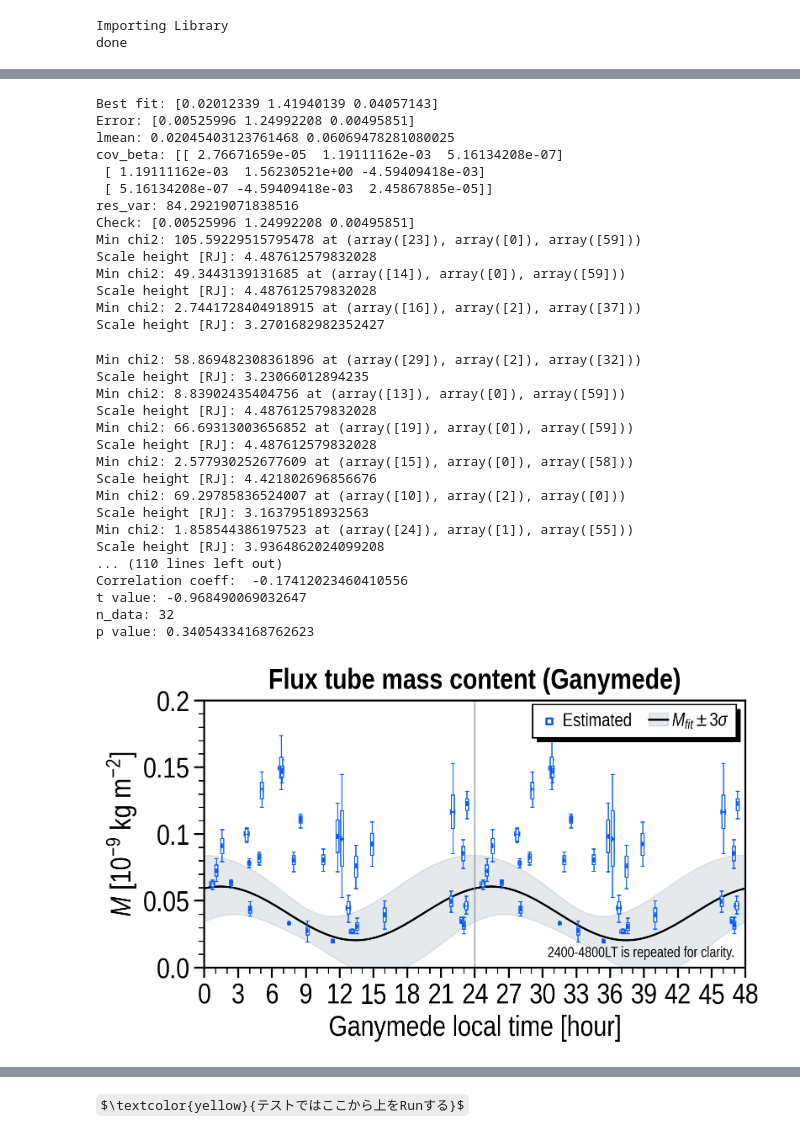
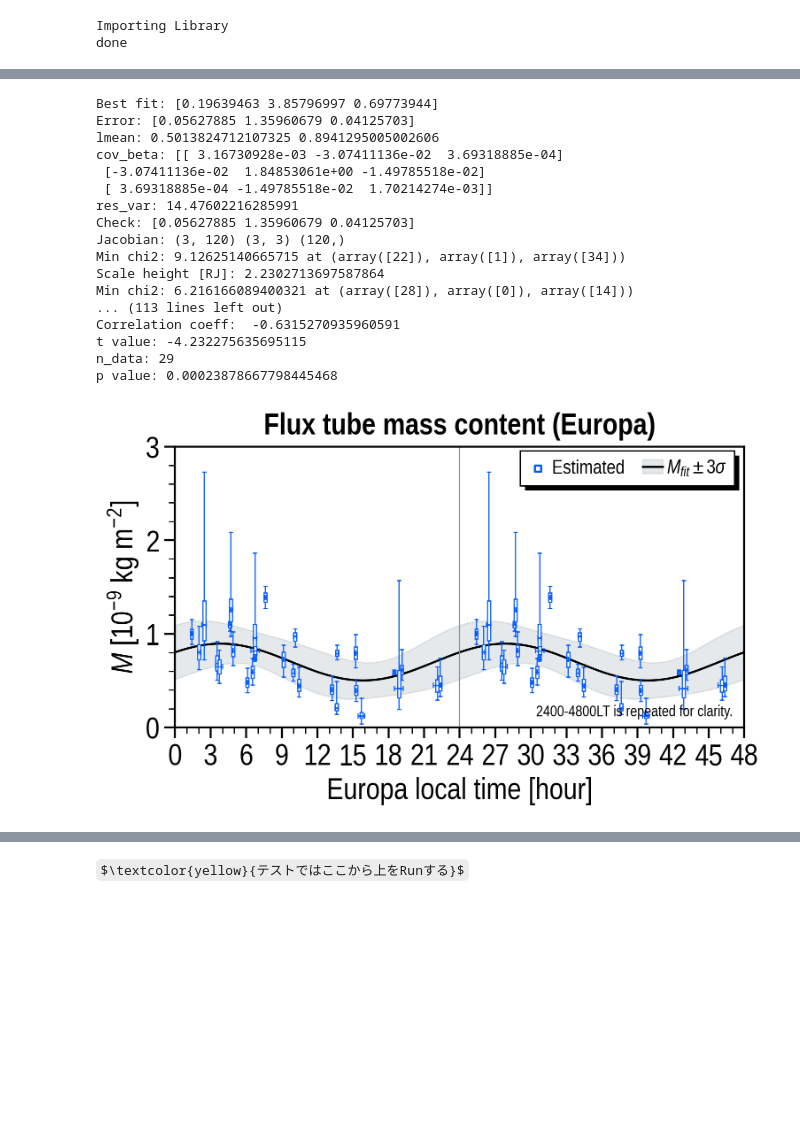
Before and after one commit to ShinnosukeSatoh/Juno_UVS_deimos, a Jupyter notebook: ftmc_lt.ipynb, the cells around one changed output, grey strips where cells are left out. Drawn from its saved outputs; the diff is of its cells as text; code cells hidden in the pictures; some formulas as TeX source; blank space fills up the shorter version.

```diff
--- a/ftmc_lt.ipynb
+++ b/ftmc_lt.ipynb
@@ -28,7 +28,7 @@ Importing Library
 done
 # %%
 exdate = '005/20251221'
-target_moon = 'Ganymede'
+target_moon = 'Europa'
 target_fp = ['MAW', 'TEB']
 
 exnum = ['050', '056']
@@ -1338,11 +1340,14 @@ if target_moon == 'Europa' or target_moon == 'Ganymede':
     # ヤコビアンの計算
     J_f0 = np.cos(np.pi*(x_fit-popt[1])/12.0)
     J_f1 = (np.pi*popt[0]/12.0)*np.sin(np.pi*(x_fit-popt[1])/12.0)
-    J_f2 = 1.0
+    J_f2 = 1.0*np.ones(J_f0.shape)
     J_f = np.array([J_f0, J_f1, J_f2])
-    sigma_f = np.sqrt((J_f@cov)@J_f.T)
+    sigma_f = np.zeros(x_fit.size)
+    for i in range(x_fit.size):
+        sigma_f[i] = np.sqrt((J_f[:, i]@cov)@J_f[:, i].T)
     y_fit_up = y_fit + 3.0*sigma_f
     y_fit_dw = y_fit - 3.0*sigma_f
+    print('Jacobian:', J_f.shape, cov.shape, sigma_f.shape)
 
 lsigma = F.ax.fill_between(x_fit, y_fit_up, y_fit_dw,
                            color=UC.gray, alpha=0.2,
@@ -1418,65 +1423,51 @@ print('p value:', p_two_sided)  # 相関係数ここまで
 sc = F.ax.scatter(-5, 1, s=2.5, marker='s',
                   ec=UC.blue, fc='w', lw=1.5, label='3', zorder=4)
 
 # LT=24.0
 F.ax.axvline(x=24.0, color=UC.gray, linewidth=0.75)
 
 # Repeated for clarity
 F.ax.text(0.98, 0.03,
           '2400-4800LT is repeated for clarity.',
           color='k',
           horizontalalignment='right',
           verticalalignment='bottom',
           transform=F.ax.transAxes,
           fontsize=F.fontsize*0.5)
 
 handles = [sc, (lsigma, lmean)]
 legend = F.legend(ax_idx=0,
                   handles=handles,
                   labels=['Estimated', r'$M_{fit} \pm 3\sigma$'],
                   bbox_to_anchor=(1.0, 1.02),
                   ncol=3, markerscale=3,
                   fontsize_scale=0.65, textcolor=True, handletextpad=0.2)
 legend_shadow(fig=F.fig, ax=F.ax, legend=legend)
 
 F.ax.set_title(r'Flux tube mass content ('+target_moon+')',
                fontsize=F.fontsize, weight='bold')
 
 F.fig.savefig('img/ftmc_lt_'+target_moon[0:2]+'_48_r.jpg', bbox_inches='tight')
 plt.show()
 # %% [output]
-Best fit: [0.02012339 1.41940139 0.04057143]
-Error: [0.00525996 1.24992208 0.00495851]
-lmean: 0.02045403123761468 0.06069478281080025
-cov_beta: [[ 2.76671659e-05  1.19111162e-03  5.16134208e-07]
- [ 1.19111162e-03  1.56230521e+00 -4.59409418e-03]
- [ 5.16134208e-07 -4.59409418e-03  2.45867885e-05]]
-res_var: 84.29219071838516
-Check: [0.00525996 1.24992208 0.00495851]
-Min chi2: 105.59229515795478 at (array([23]), array([0]), array([59]))
-Scale height [RJ]: 4.487612579832028
-Min chi2: 49.3443139131685 at (array([14]), array([0]), array([59]))
-Scale height [RJ]: 4.487612579832028
-Min chi2: 2.7441728404918915 at (array([16]), array([2]), array([37]))
-Scale height [RJ]: 3.2701682982352427
+Best fit: [0.19639463 3.85796997 0.69773944]
+Error: [0.05627885 1.35960679 0.04125703]
+lmean: 0.5013824712107325 0.8941295005002606
+cov_beta: [[ 3.16730928e-03 -3.07411136e-02  3.69318885e-04]
+ [-3.07411136e-02  1.84853061e+00 -1.49785518e-02]
+ [ 3.69318885e-04 -1.49785518e-02  1.70214274e-03]]
+res_var: 14.47602216285991
+Check: [0.05627885 1.35960679 0.04125703]
+Jacobian: (3, 120) (3, 3) (120,)
+Min chi2: 9.12625140665715 at (array([22]), array([1]), array([34]))
+Scale height [RJ]: 2.2302713697587864
+Min chi2: 6.216166089400321 at (array([28]), array([0]), array([14]))
+... (113 lines left out)
+Correlation coeff:  -0.6315270935960591
+t value: -4.232275635695115
+n_data: 29
+p value: 0.00023878667798445468
-Min chi2: 58.869482308361896 at (array([29]), array([2]), array([32]))
-Scale height [RJ]: 3.23066012894235
-Min chi2: 8.83902435404756 at (array([13]), array([0]), array([59]))
-Scale height [RJ]: 4.487612579832028
-Min chi2: 66.69313003656852 at (array([19]), array([0]), array([59]))
-Scale height [RJ]: 4.487612579832028
-Min chi2: 2.577930252677609 at (array([15]), array([0]), array([58]))
-Scale height [RJ]: 4.421802696856676
-Min chi2: 69.29785836524007 at (array([10]), array([2]), array([0]))
-Scale height [RJ]: 3.16379518932563
-Min chi2: 1.858544386197523 at (array([24]), array([1]), array([55]))
-Scale height [RJ]: 3.9364862024099208
-... (110 lines left out)
-Correlation coeff:  -0.17412023460410556
-t value: -0.968490069032647
-n_data: 32
-p value: 0.34054334168762623
-[figure, old version]
+[figure, new version]
 # %%
 # %% 横軸LT(48時間) 散布図 ベストフィット付き (これが一番大事)
 F = ShareXaxis()
```
Also changed, not shown: parts of 12 cells of this notebook, 1 other file.
